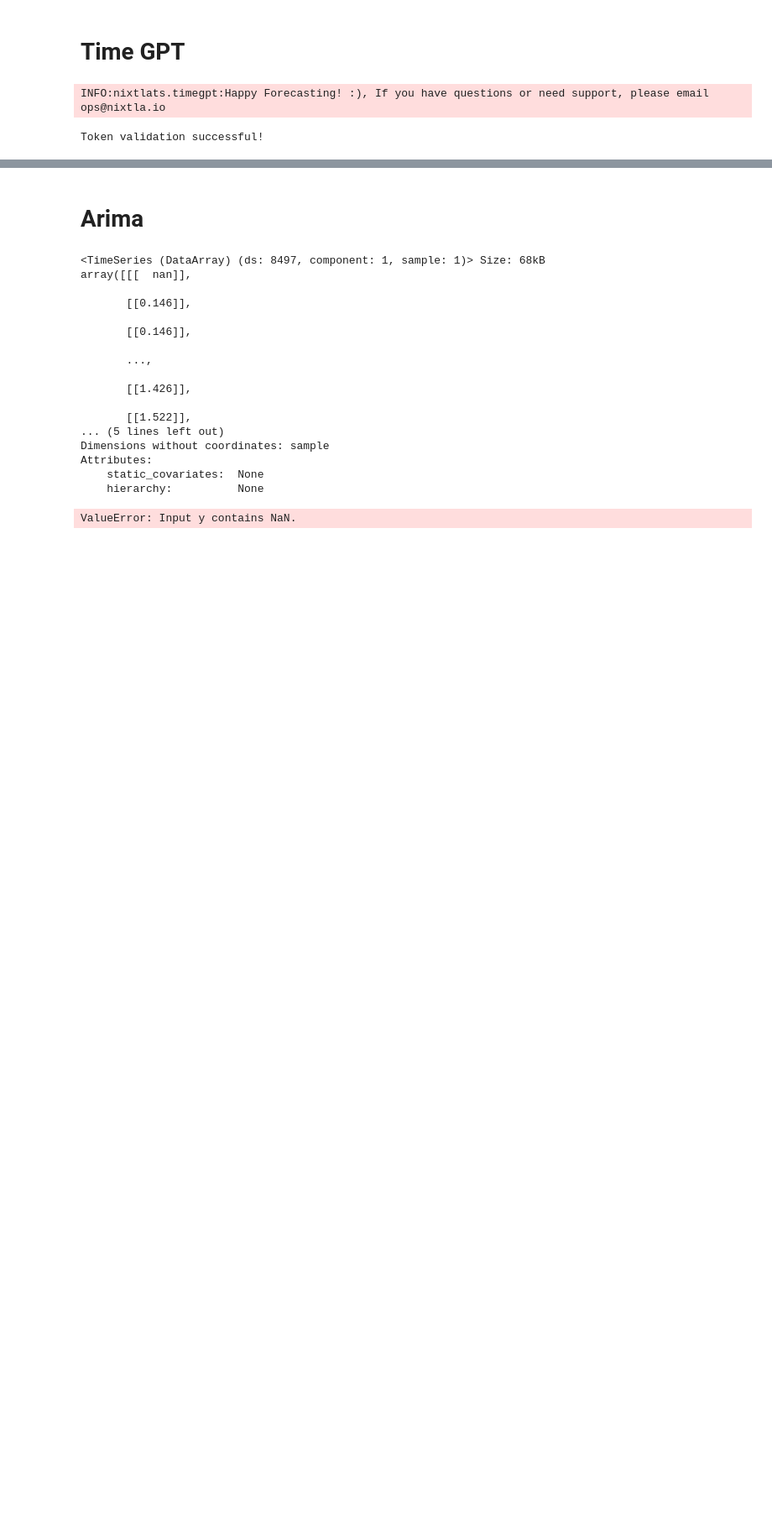
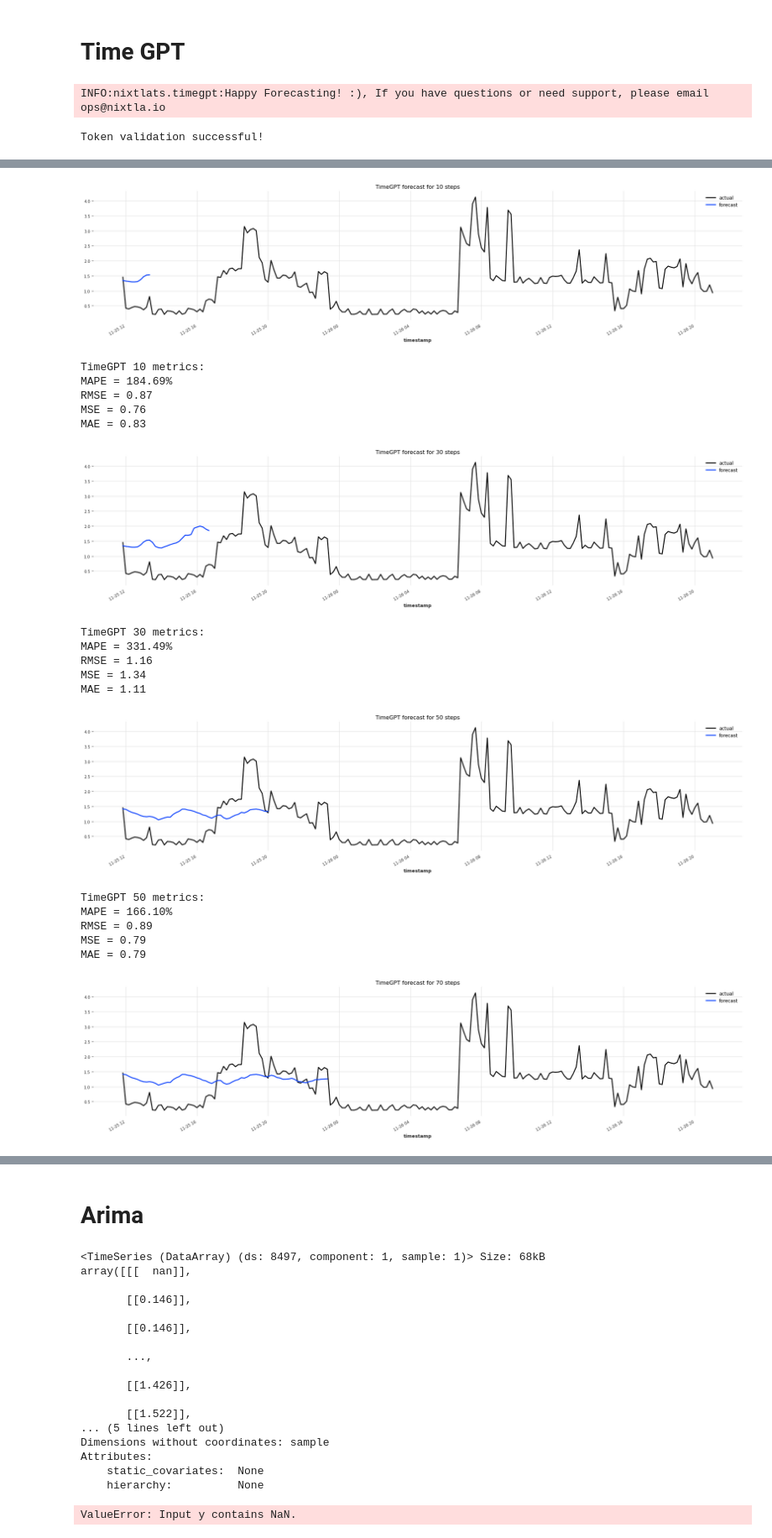
Before and after one commit to kosmydel/stock-timeseries-prediction, a Jupyter notebook: electricity.ipynb, the cells around one changed output, grey strips where cells are left out. Shown at 84% size. Drawn from its saved outputs; the diff is of its cells as text; code cells hidden in the pictures; blank space fills up the shorter version.

```diff
--- a/electricity.ipynb
+++ b/electricity.ipynb
@@ -213,0 +215,15 @@ plot_forecast(series_after_train, timegpt_forecast, "TimeGPT")
+# %%
+forecasts = []
+
+for i in range(10, len(series_after_train), 20):
+  print('fetching predictions for', i)
+
+  if (i < 40):
+    forecast = timegpt.forecast(df=train_df, h=i, time_col='timestamp', target_col='value', id_col='timestamp', fewshot_loss='mse', fewshot_steps=10)
+  else:
+    forecast = timegpt.forecast(df=train_df, h=i, time_col='timestamp', target_col='value', id_col='timestamp', fewshot_loss='mse', model='long-horizon', fewshot_steps=10)
+
+  forecasts.append(forecast)
+
+  forecast.to_csv('data/timegpt_full_forecast_' + str(i) + '.csv', index=False)
+  print('saved forecast for', i)
@@ -213,0 +268,36 @@ plot_forecast(series_after_train, timegpt_forecast, "TimeGPT")
+# %%
+# read forecasts timegpt_forecast_*.csv and plot them agains series_after_train
+for i in range(10, len(series_after_train), 20):
+  # check if the forecast file exists
+  try:
+    forecast_df = pd.read_csv('data/timegpt_full_forecast_' + str(i) + '.csv')
+  except FileNotFoundError:
+    print('forecast file not found for', i)
+    continue
+
+  forecast = TimeSeries.from_dataframe(forecast_df, time_col='timestamp', value_cols='TimeGPT')
+  plot_forecast(series_after_train, forecast, "TimeGPT forecast for " + str(i) + " steps")
+
+  print_metrics('TimeGPT ' + str(i), series_after_train, forecast)
+
+  print('')
+# %% [output]
+[figure, added]
+TimeGPT 10 metrics:
+MAPE = 184.69%
+RMSE = 0.87
+MSE = 0.76
+MAE = 0.83
+[figure, added]
+TimeGPT 30 metrics:
+MAPE = 331.49%
+RMSE = 1.16
+MSE = 1.34
+MAE = 1.11
+[figure, added]
+TimeGPT 50 metrics:
+MAPE = 166.10%
+RMSE = 0.89
+MSE = 0.79
+MAE = 0.79
+[figure, added]
```
Also changed, not shown: parts of 22 cells of this notebook, 14 other files.
